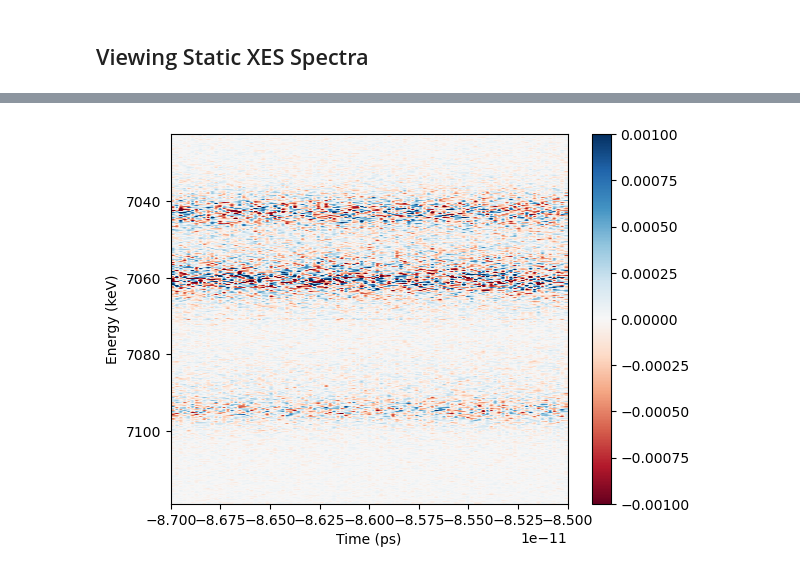
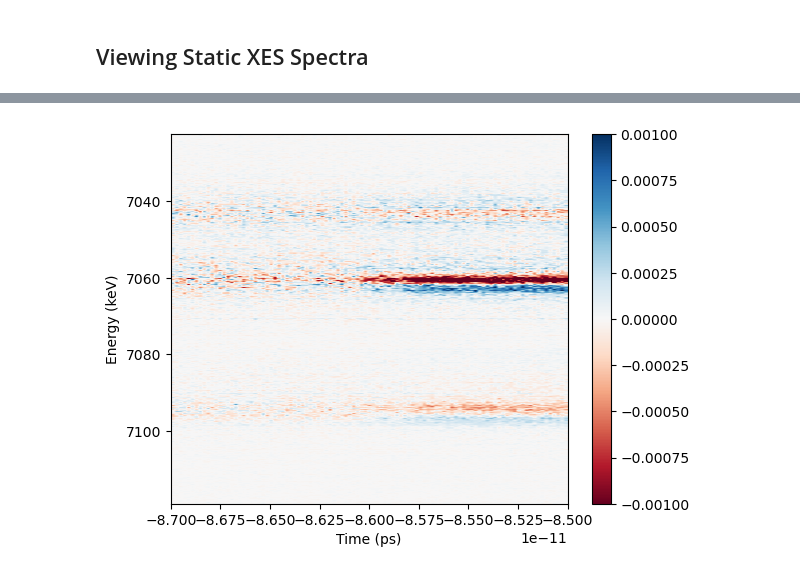
Before and after one commit to lg345/XSpect, a Jupyter notebook: XSpect_XES_dehe_on_demand.ipynb, the cells around one changed output, grey strips where cells are left out. Cells and saved outputs as stored; diff of their text form; code cells hidden in the pictures.

Commit message:
Notebook now uses the dark cutoff feature from the addition to visualization also IRF fitting that is dubious right now but fits something

```diff
--- a/XSpect_XES_dehe_on_demand.ipynb
+++ b/XSpect_XES_dehe_on_demand.ipynb
@@ -49,9 +49,10 @@ xes.primary_analysis_parallel_range(8,xes_experiment,increment=1000,verbose=Fals
 end=time.time()
 # %%
 v=XSpect.XSpect_Visualization.XESVisualization()
-v.combine_spectra(xes_analysis=xes,xes_key='epix_xray_not_laser_time_binned_ROI_1',xes_laser_key='epix_simultaneous_laser_time_binned_ROI_1')
+v.combine_spectra(xes_analysis=xes,xes_key='epix_xray_not_laser_time_binned_ROI_1',xes_laser_key='epix_simultaneous_laser_time_binned_ROI_1',dark_cutoff=10)
 v.vmin=-0.001
 v.vmax=0.001
 v.plot_2d_difference_spectrum(xes)
 #plt.xlim(-0.8,0.8)
+#print('Run 23 Laser on shots - Laser off shots')
 # %% [output]
@@ -58 +60 @@ v.plot_2d_difference_spectrum(xes)
-[figure, old version]
+[figure, new version]
```
Also changed, not shown: parts of 6 cells of this notebook.
